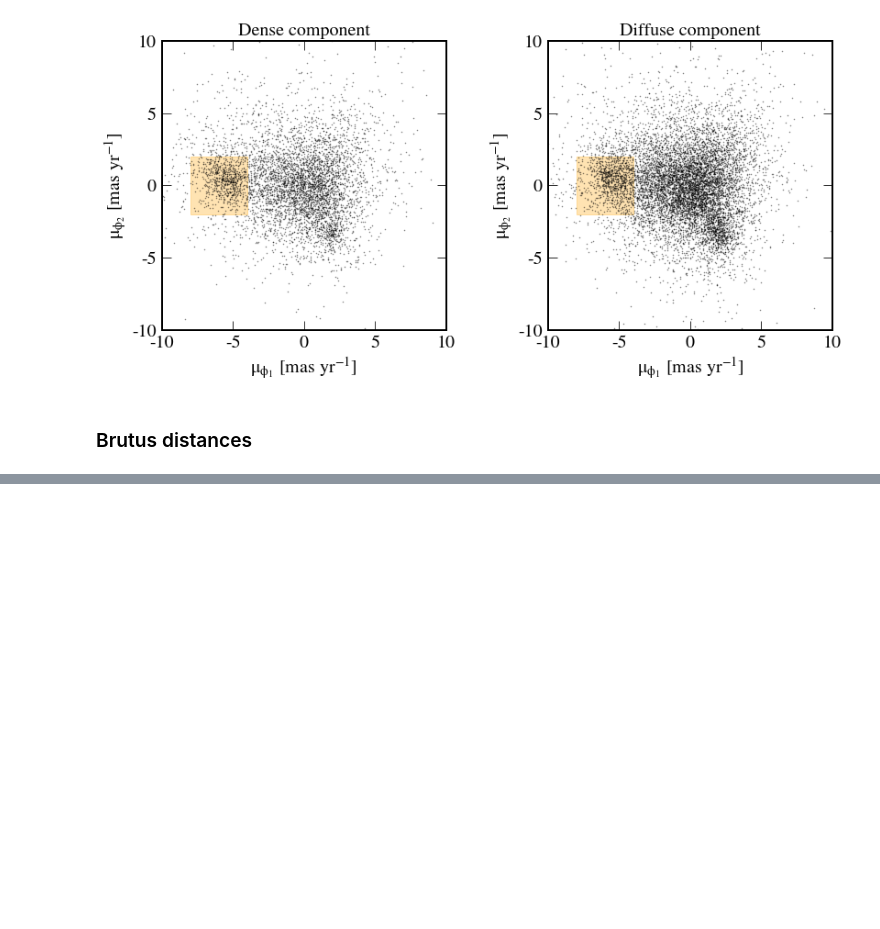
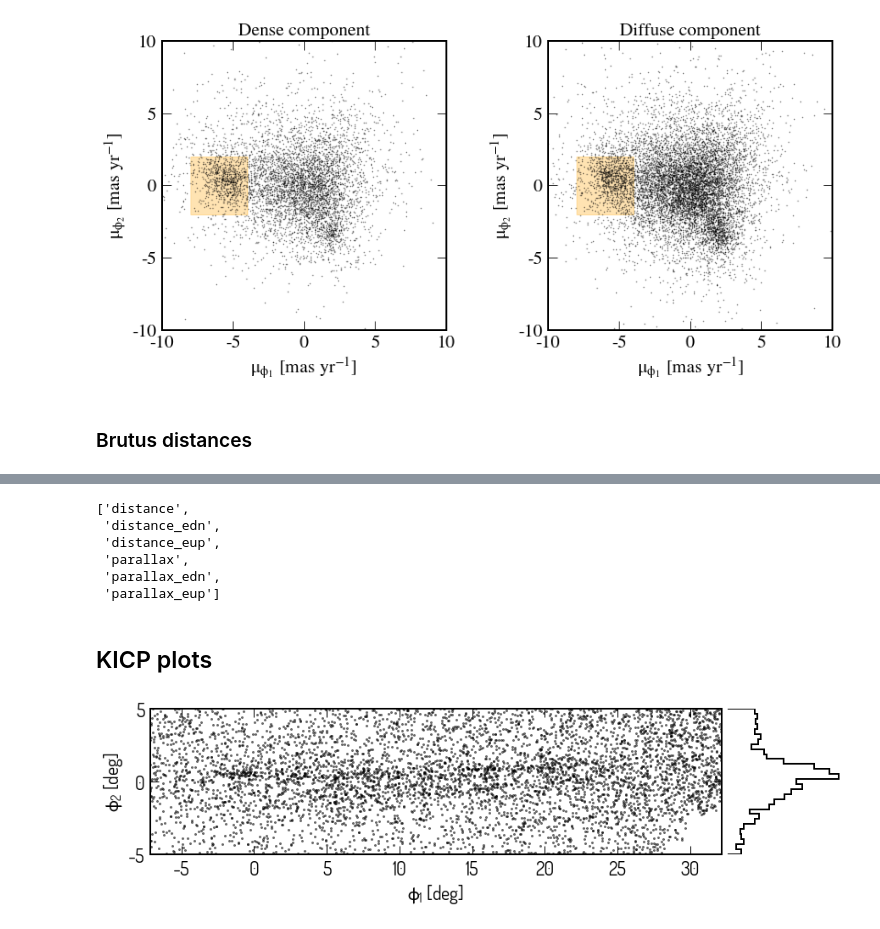
Before and after one commit to abonaca/jhelum, a Jupyter notebook: notebooks/jhelum_components.ipynb, the cells around one changed output, grey strips where cells are left out. Saved outputs shown, nothing was run; the diff lists cells and outputs as text; code cells hidden in the pictures; blank space fills up the shorter version.

```diff
--- a/notebooks/jhelum_components.ipynb
+++ b/notebooks/jhelum_components.ipynb
@@ -492,0 +493,13 @@ for mask in [tb_narrow_mask, tb_wide_mask, tb_control_mask]:
+# %%
+tb.colnames
+# %% [output]
+['distance',
+ 'distance_edn',
+ 'distance_eup',
+ 'parallax',
+ 'parallax_edn',
+ 'parallax_eup']
+# %% [markdown]
+## KICP plots
+# %%
+plt.style.use('si_white_dosis')
@@ -492,0 +522,21 @@ for mask in [tb_narrow_mask, tb_wide_mask, tb_control_mask]:
+# %%
+fig, ax = plt.subplots(1,2,figsize=(13,4), gridspec_kw = {'width_ratios':[5,1]}, sharey='row')
+plt.sca(ax[0])
+plt.plot(cj.phi1[pm_mask & cmd_mask].wrap_at(wangle), cj.phi2[pm_mask & cmd_mask], 'k.', ms=4, alpha=0.5)
+
+plt.ylim(-5,5)
+plt.gca().set_aspect('equal')
+
+plt.xlabel('$\phi_1$ [deg]')
+plt.ylabel('$\phi_2$ [deg]')
+
+plt.sca(ax[1])
+bins = np.linspace(-5,5,30)
+plt.hist(cj.phi2[pm_mask & cmd_mask & phi1_mask].to(u.deg).value,
+         bins=bins, histtype='step', lw=2, normed=True, color='k', orientation='horizontal')
+plt.xlim(0.03,0.23)
+plt.axis('off')
+plt.tight_layout(w_pad=0.)
+plt.savefig('../plots/kicp_jhelum_0.svg')
+# %% [output]
+[figure, added]
```
Also changed, not shown: parts of 5 cells of this notebook, 2 other files.
